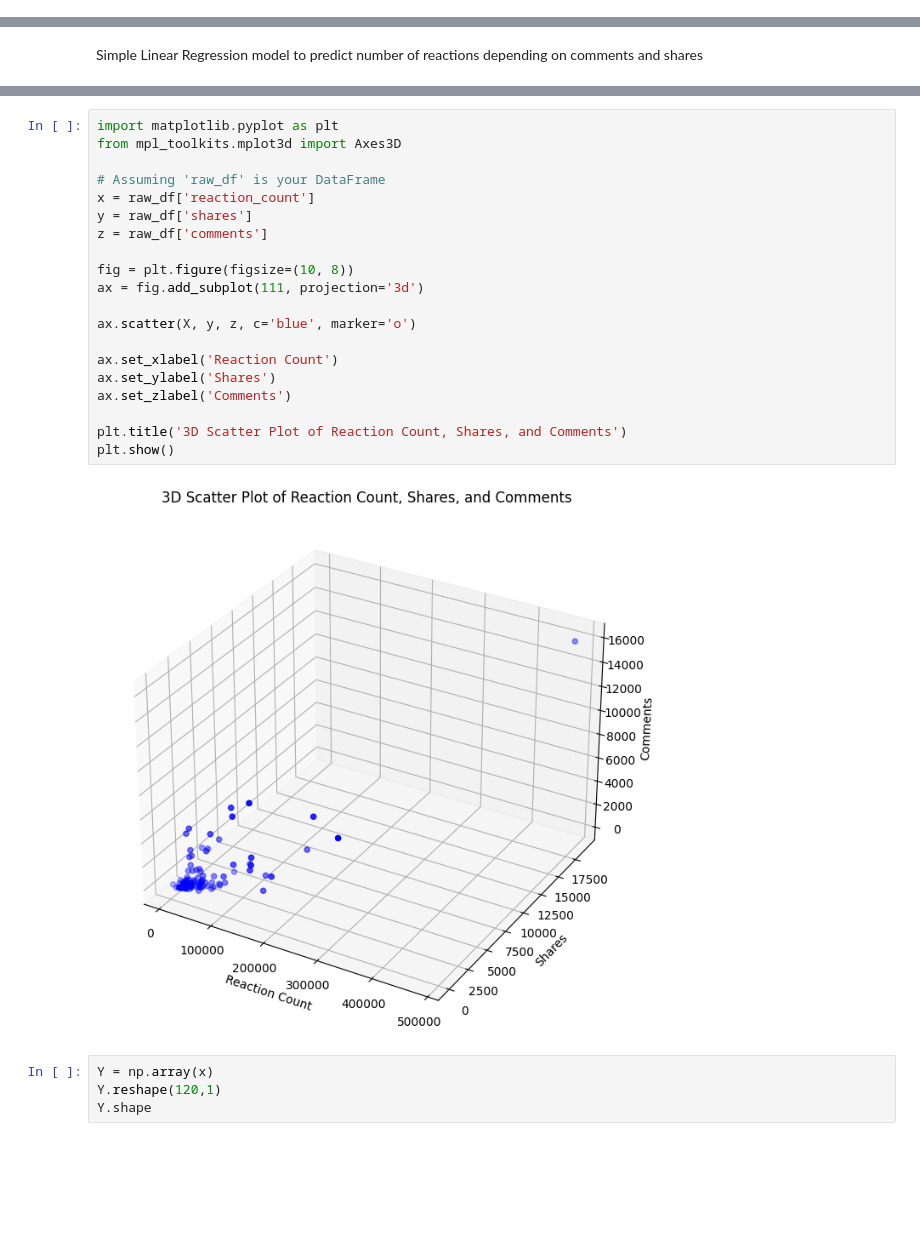
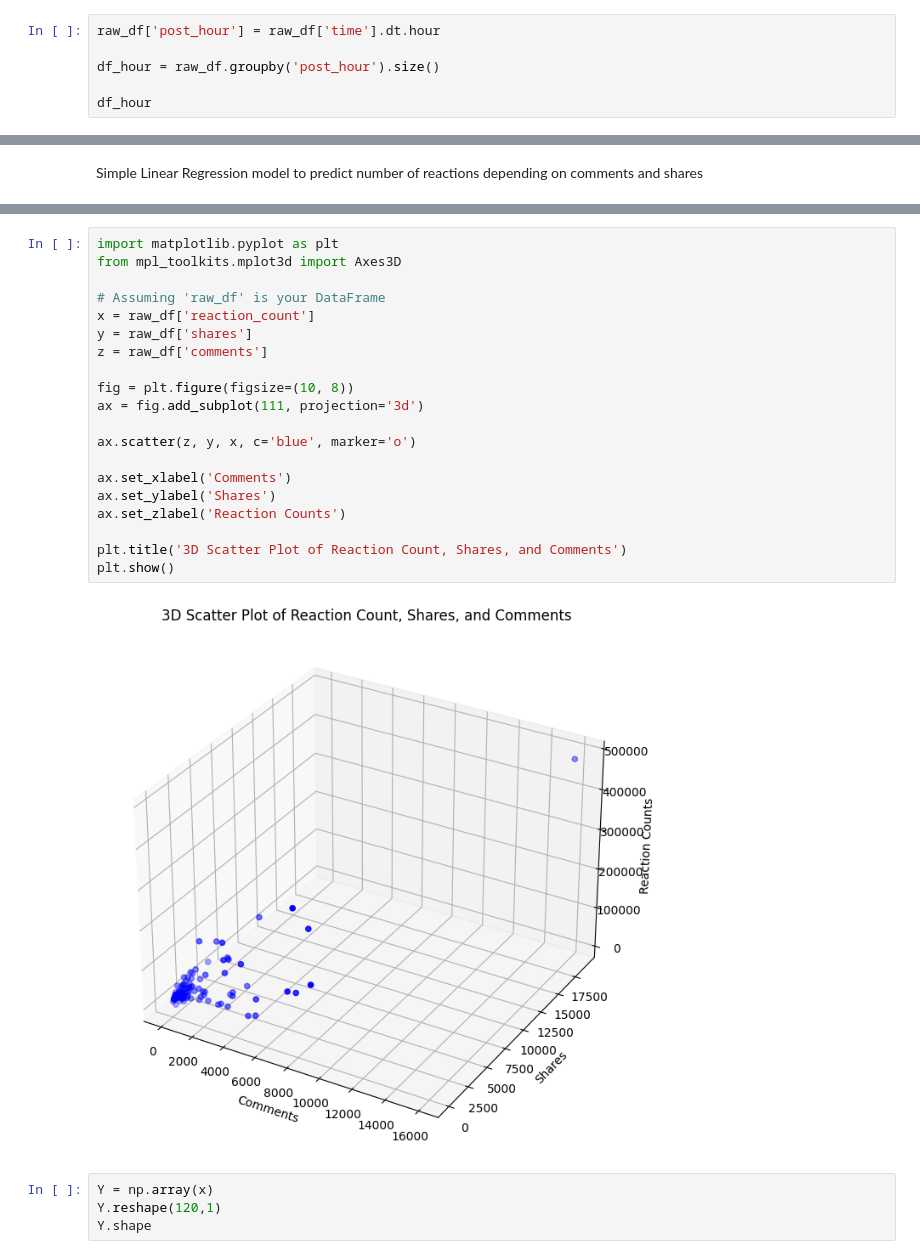
Before and after one commit to phulocnguyen/Facebook-Data-Analysis, a Jupyter notebook: Data Analysis.ipynb, the cells around one changed output, grey strips where cells are left out. Saved outputs shown, nothing was run; the diff lists cells and outputs as text; blank space fills up the shorter version.

```diff
--- a/Data Analysis.ipynb
+++ b/Data Analysis.ipynb
@@ -222,0 +286,6 @@ End date: 2023-11-30
+# %%
+raw_df['post_hour'] = raw_df['time'].dt.hour
+
+df_hour = raw_df.groupby('post_hour').size()
+
+df_hour
@@ -241,25 +414,25 @@ plt.show()
 # %%
 import matplotlib.pyplot as plt
 from mpl_toolkits.mplot3d import Axes3D
 
 # Assuming 'raw_df' is your DataFrame
 x = raw_df['reaction_count']
 y = raw_df['shares']
 z = raw_df['comments']
 
 fig = plt.figure(figsize=(10, 8))
 ax = fig.add_subplot(111, projection='3d')
 
-ax.scatter(X, y, z, c='blue', marker='o')
+ax.scatter(z, y, x, c='blue', marker='o')
 
-ax.set_xlabel('Reaction Count')
+ax.set_xlabel('Comments')
 ax.set_ylabel('Shares')
-ax.set_zlabel('Comments')
+ax.set_zlabel('Reaction Counts')
 
 plt.title('3D Scatter Plot of Reaction Count, Shares, and Comments')
 plt.show()
 # %% [output]
-[figure, old version]
+[figure, new version]
 # %%
 Y = np.array(x)
 Y.reshape(120,1)
```
Also changed, not shown: parts of 28 cells of this notebook, 2 other files.
